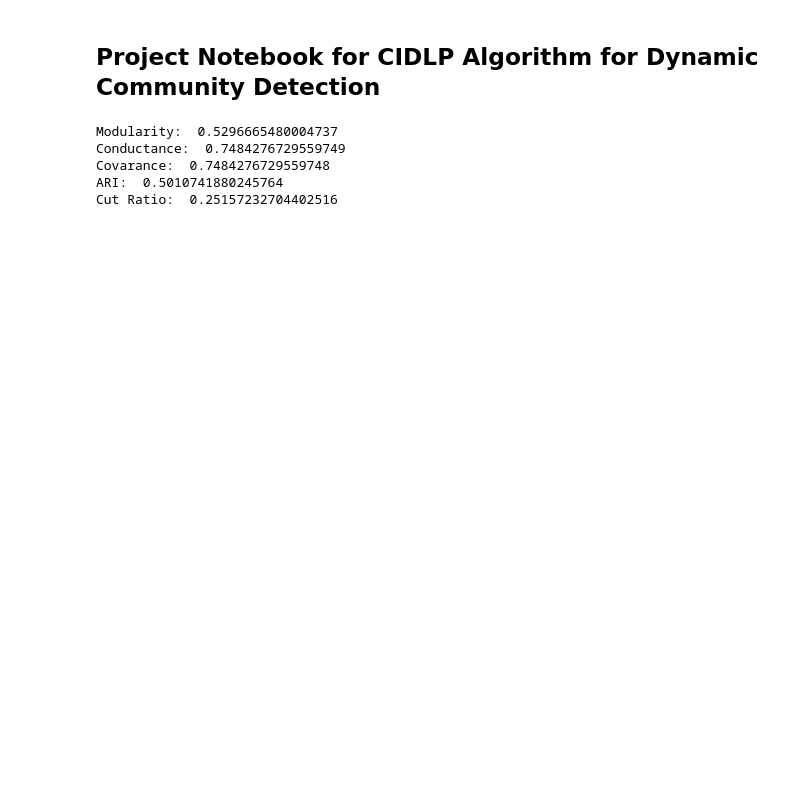
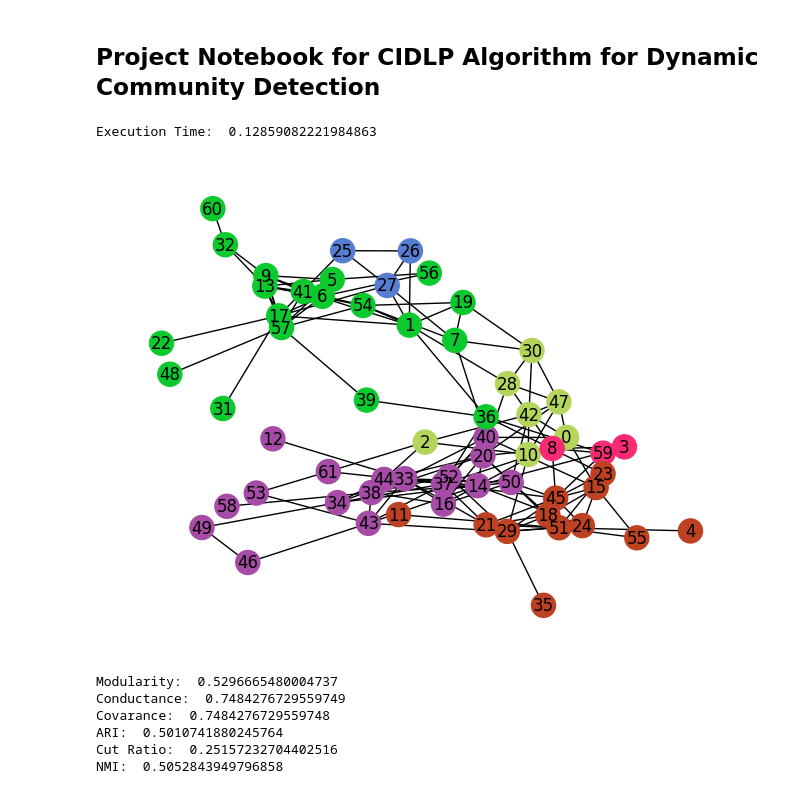
Before and after one commit to inrittik/CIDLPA, a Jupyter notebook: src/project_notebook.ipynb, the cells around one changed output. Cells and saved outputs as stored; diff of their text form; code cells hidden in the pictures; blank space fills up the shorter version.

Commit message:
added nmi and plot functions

```diff
--- a/src/project_notebook.ipynb
+++ b/src/project_notebook.ipynb
@@ -5,16 +5,20 @@
 # %%
 import codeRunner
 
-mod,cond,cov,ari,cut_ratio = codeRunner.run_cidlpa('dolphins')
+mod,cond,cov,ari,cut_ratio,nmi = codeRunner.run_cidlpa('dolphins')
 print("Modularity: ", mod)
 print("Conductance: ", cond)
 print("Covarance: ", cov)
 print("ARI: ", ari)
 print("Cut Ratio: ", cut_ratio)
+print("NMI: ", nmi)
 # %% [output]
-Modularity:  0.5296665480004737
-Conductance:  0.7484276729559749
-Covarance:  0.7484276729559748
-ARI:  0.5010741880245764
-Cut Ratio:  0.25157232704402516
+Execution Time:  0.12859082221984863
+[figure, added]
+Modularity:  0.5296665480004737
+Conductance:  0.7484276729559749
+Covarance:  0.7484276729559748
+ARI:  0.5010741880245764
+Cut Ratio:  0.25157232704402516
+NMI:  0.5052843949796858
 # %%
```
Also changed, not shown: parts of 6 cells of this notebook, 6 other files.
